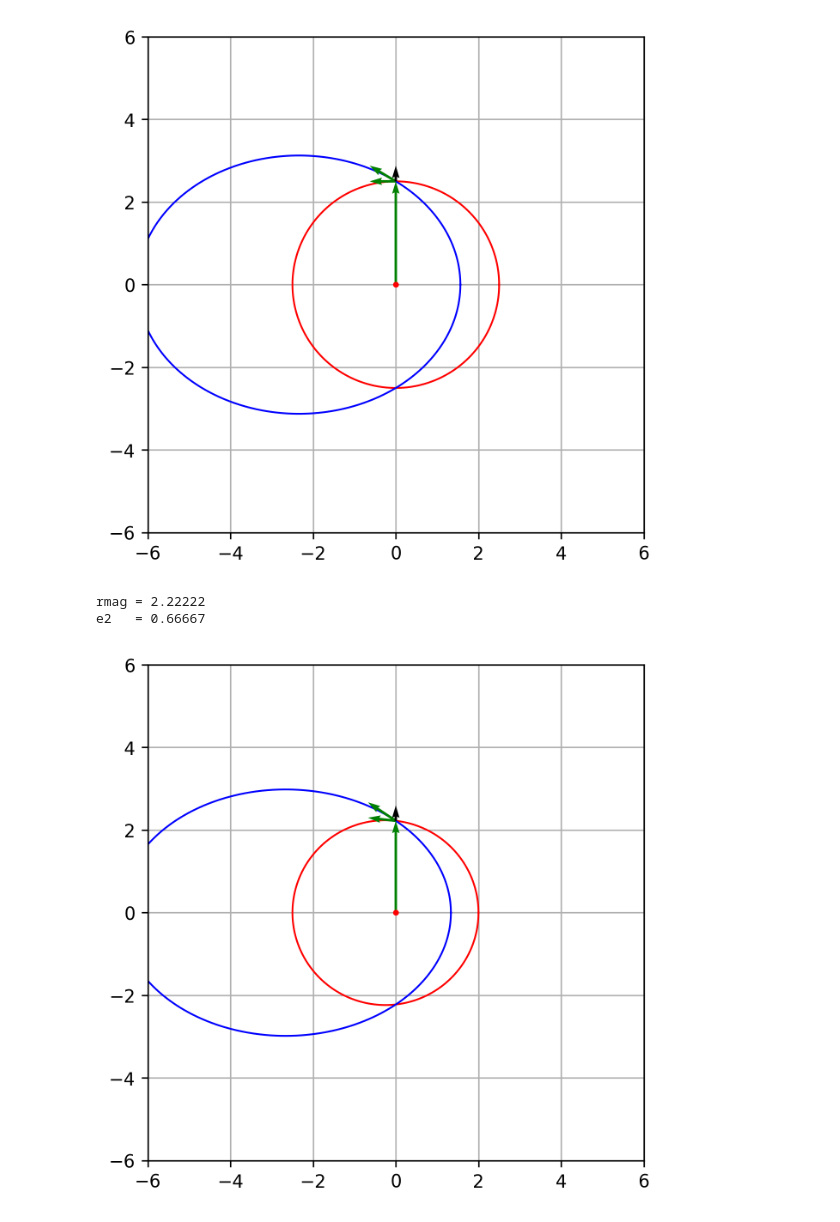
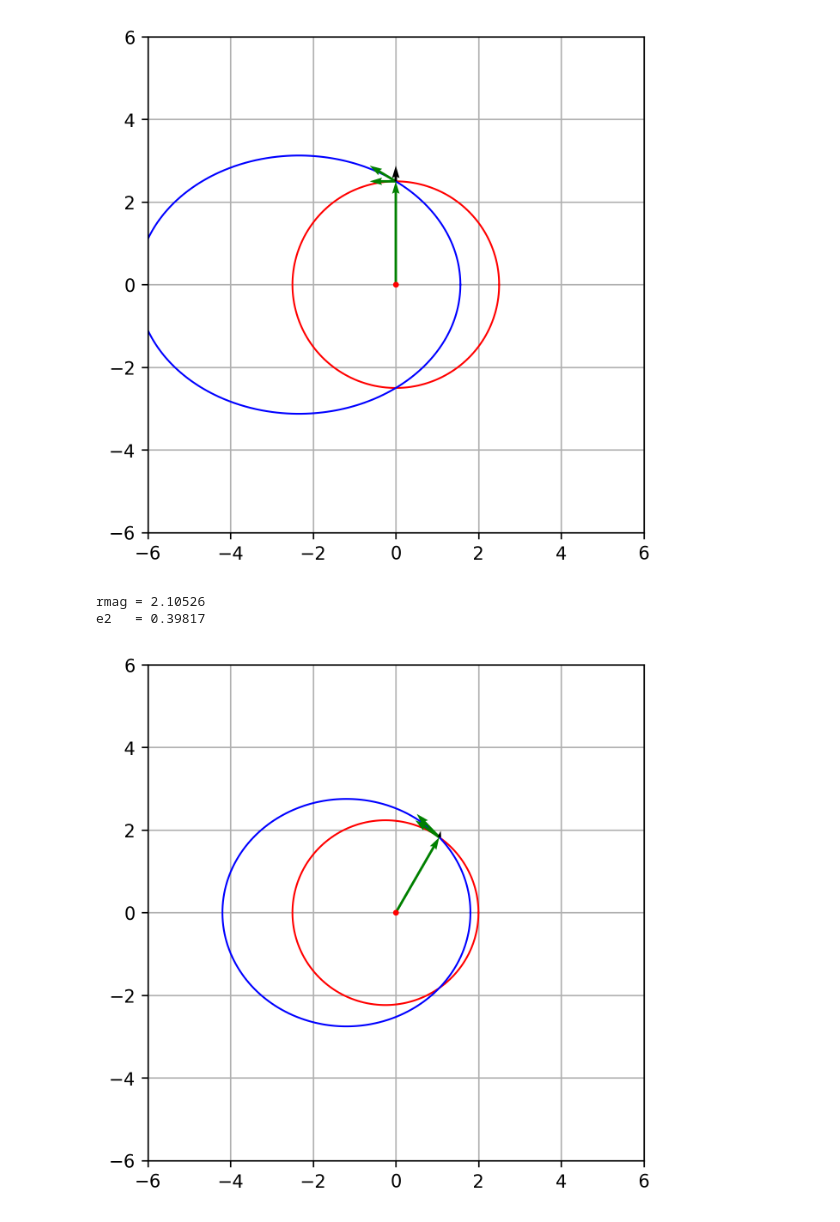
Before and after one commit to silvernuke911/KOSscripts, a Jupyter notebook: lib/tester.ipynb, the cells around one changed output. Cells and saved outputs as stored; diff of their text form; code cells hidden in the pictures.

```diff
--- a/lib/tester.ipynb
+++ b/lib/tester.ipynb
@@ -360,9 +360,9 @@ e1 = (ap1 - rp1) / (rp1 + ap1)
 obt1 = conic(a1,e1)
 
 
-nu = np.deg2rad(-90)
+nu = np.deg2rad(40)
 
-rp2 = 1.2
+rp2 = 4
 ## rmag constraints
 pos1 = conic(a1,e1,single=True,nu=nu)
 rmag = np.linalg.norm(pos1)
@@ -417,9 +417,9 @@ e1 = (ap1 - rp1) / (rp1 + ap1)
 obt1 = conic(a1,e1)
 
 
-nu = np.deg2rad(90)
+nu = np.deg2rad(150)
 
-ap2 = 5
+ap2 = 1.6
 ## rmag constraints
 pos1 = conic(a1,e1,single=True,nu=nu)
 rmag = np.linalg.norm(conic(a1,e1,single=True,nu=nu))
@@ -429,7 +429,7 @@ a2 = ap2 / (1 + e2)
 v1 = obt_vel(mu,a1,e1,single=True,nu=nu)
 print(f"a2 = {a2:.5f}")
 print(f"e2 = {e2:.5f}")
-if e2 < 0:
+if e2 < 0 or e2 > 1:
     print("No orbit possible")
     obt2 = np.nan, np.nan
     v2  = np.nan, np.nan
@@ -527,13 +529,13 @@ e1 = (ap1 - rp1) / (rp1 + ap1)
 
 obt1 = conic(a1,e1)
 
-nu = np.deg2rad(90)
+nu = np.deg2rad(60)
 pos1 = conic(a1,e1,single=True,nu=nu)
 v1 = obt_vel(mu,a1,e1,single=True,nu=nu)
 ## rmag constraints
 rmag = np.linalg.norm(conic(a1,e1,single=True,nu=nu))
 print(f"rmag = {rmag:.5f}")
-a2 = 4
+a2 = 3
 e2 = np.nan
 discrim = (rmag * np.cos(nu))**2 - 4 * a2 * (rmag - a2)
 if discrim < 0:
@@ -542,34 +544,34 @@ if discrim < 0:
     v2   = np.nan, np.nan
 else:
     e2 =  (- rmag * np.cos(nu) + np.sqrt(discrim))/(2*a2)
     print(f"e2   = {e2:.5f}")
-    if e2 < 0 or e2 >= 1:
+    if e2 < 0:
         print("No orbit possible, invalid eccentricity")
         obt2 = np.nan, np.nan
         v2   = np.nan, np.nan
     else:
         obt2 = conic(a2,e2)
         v2  = obt_vel(mu,a2,e2,single=True,nu=nu)
 dv = v2 - v1
 
 plt.figure(figsize=(5,5),dpi=300)
 
 plt.plot(obt1[0],obt1[1],'r-',lw=1)
 plt.plot(obt2[0],obt2[1],'b-',lw=1)
 
 plt.quiver(0,0,pos1[0],pos1[1],color='green',scale = 1,zorder = 2,angles='xy', scale_units='xy',width=0.005)
 plt.quiver(pos1[0],pos1[1],v1[0],v1[1],color='green',scale = 1,zorder = 2,angles='xy', scale_units='xy',width=0.005)
 plt.quiver(pos1[0],pos1[1],v2[0],v2[1],color='green',scale = 1,zorder = 2,angles='xy', scale_units='xy',width=0.005)
 plt.quiver(pos1[0],pos1[1],dv[0],dv[1],color='black',scale = 1,zorder = 3,angles='xy', scale_units='xy',width=0.005)
 
 sqr = 6
 plt.xlim(-sqr, sqr)
 plt.ylim(-sqr, sqr)
 plt.gca().set_aspect('equal')
 plt.scatter([0], [0], color='red', s=5, zorder = 5)
 plt.grid(True)
 plt.show()
 # %% [output]
-rmag = 2.22222
-e2   = 0.66667
+rmag = 2.10526
+e2   = 0.39817
-[figure, old version]
+[figure, new version]
```
Also changed, not shown: parts of 2 cells of this notebook, 1 other file.
